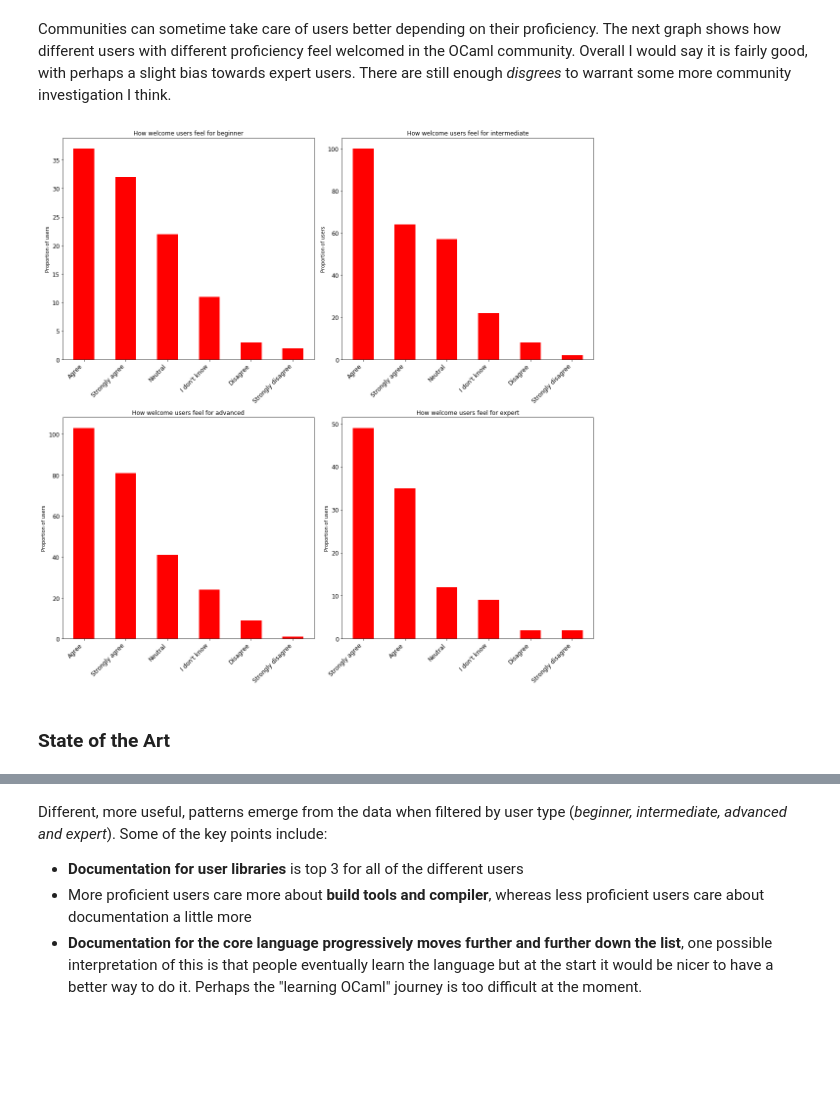
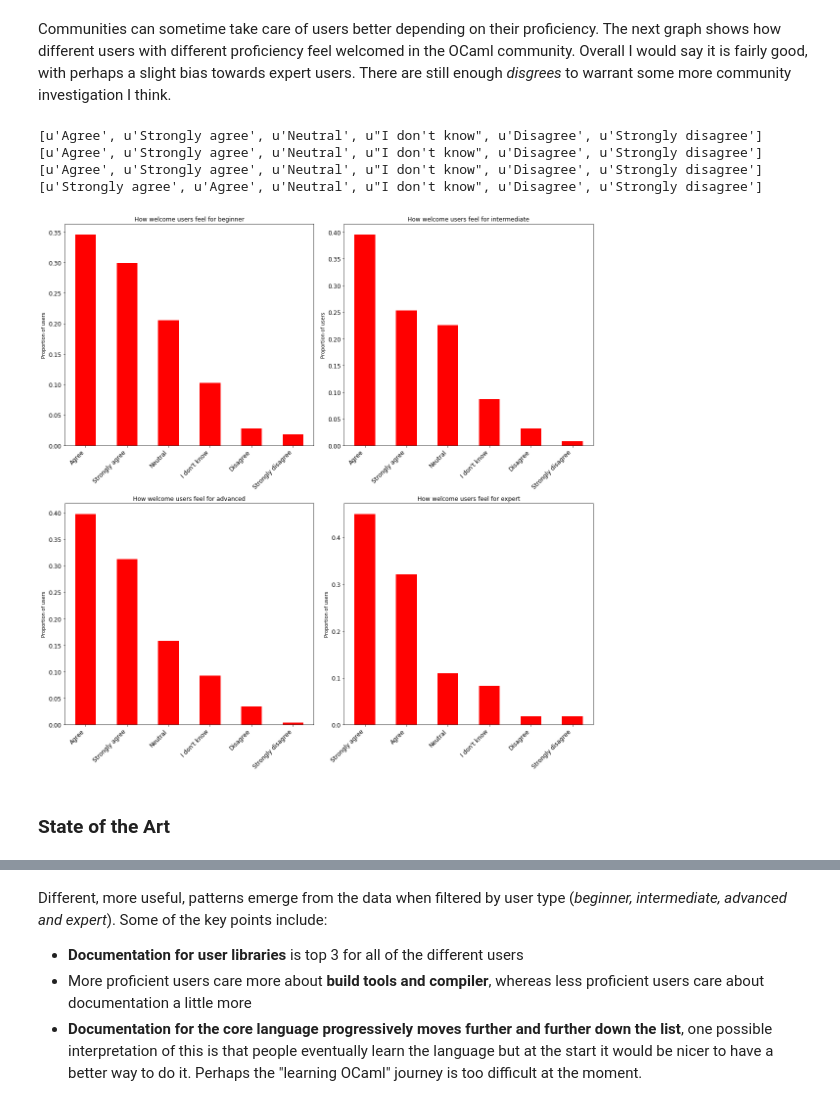
Before and after one commit to patricoferris/ocaml-survey-analysis, a Jupyter notebook: survey-analysis.ipynb, the cells around one changed output, grey strips where cells are left out. Cells and saved outputs as stored; diff of their text form; code cells hidden in the pictures; blank space fills up the shorter version.

```diff
--- a/survey-analysis.ipynb
+++ b/survey-analysis.ipynb
@@ -43,7 +71,7 @@ def totals_and_proportions(df, col):
     print("\nProportions")
     print(df[col].value_counts(normalize=True))
 # %%
-def plot(df, col, values, plot_col, title_prefix, ylabel="", normalize=True, drop=0):
+def plot(df, col, values, plot_col, title_prefix, ylabel="", agree=False, normalize=True, drop=0):
     cols = 2
     rows = len(values) / cols
     fig, axs = plt.subplots(rows, cols, figsize=(16, 16))
@@ -55,6 +83,7 @@ def plot(df, col, values, plot_col, title_prefix, ylabel="", normalize=True, dro
             ax.set_ylabel(ylabel)
             filter(df, col, value)[plot_col].value_counts(normalize=normalize)[df[plot_col].value_counts() >= drop].plot.bar(rot=45, title=title_prefix + value, ax=ax, fontsize=12, colormap="autumn")
             labels = [l.get_text() for l in ax.get_xticklabels()]
+            print (labels)
             ax.set_xticklabels(labels, ha='right')
     plt.tight_layout ()
     plt.show()
@@ -103,11 +132,15 @@ Ignoring the missing *1-2 years* category where I would assume people would roun
 # %% [markdown]
 Communities can sometime take care of users better depending on their proficiency. The next graph shows how different users with different proficiency feel welcomed in the OCaml community. Overall I would say it is fairly good, with perhaps a slight bias towards expert users. There are still enough *disgrees* to warrant some more community investigation I think.
 # %%
-plot(df, proficiency, ["beginner", "intermediate", "advanced", "expert"], welcome, "How welcome users feel for ", ylabel="Proportion of users", normalize=False)
+plot(df, proficiency, ["beginner", "intermediate", "advanced", "expert"], welcome, "How welcome users feel for ", agree=True, ylabel="Proportion of users", normalize=True)
 # %% [output]
+[u'Agree', u'Strongly agree', u'Neutral', u"I don't know", u'Disagree', u'Strongly disagree']
+[u'Agree', u'Strongly agree', u'Neutral', u"I don't know", u'Disagree', u'Strongly disagree']
+[u'Agree', u'Strongly agree', u'Neutral', u"I don't know", u'Disagree', u'Strongly disagree']
+[u'Strongly agree', u'Agree', u'Neutral', u"I don't know", u'Disagree', u'Strongly disagree']
-[figure, old version]
+[figure, new version]
 # %% [markdown]
-### State of the Art
+### State of the Art <a class="anchor" id="state-of-the-art"></a>
 # %%
 ylabel = "Proportion of user type"
 plot(df, proficiency, ["beginner", "intermediate", "advanced", "expert"], state_of_the_art, "State of the art for ", ylabel)
```
Also changed, not shown: parts of 26 cells of this notebook.
